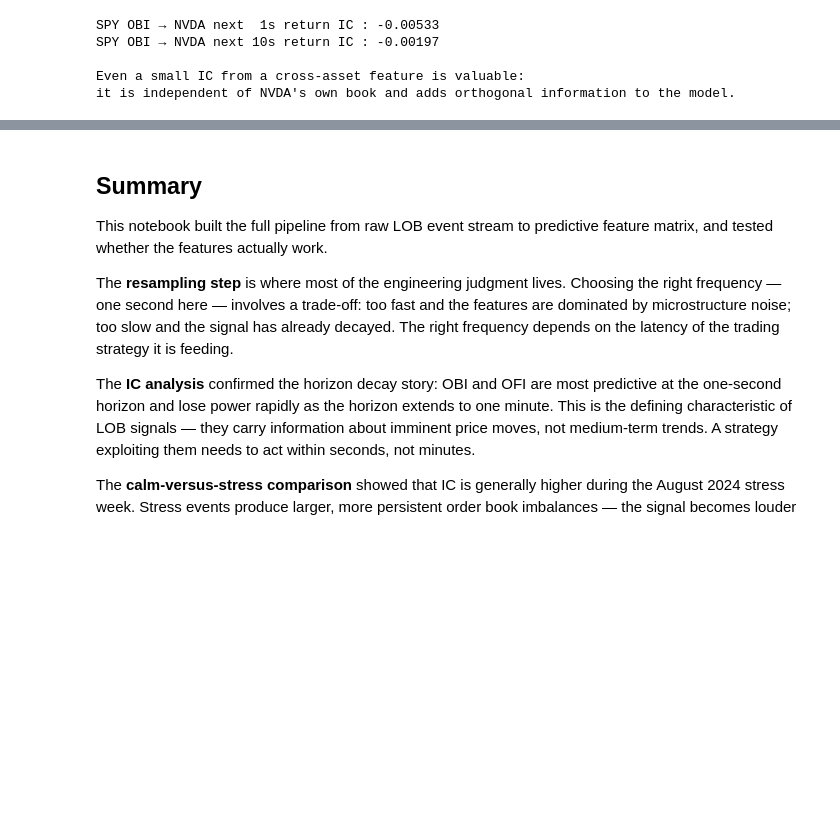
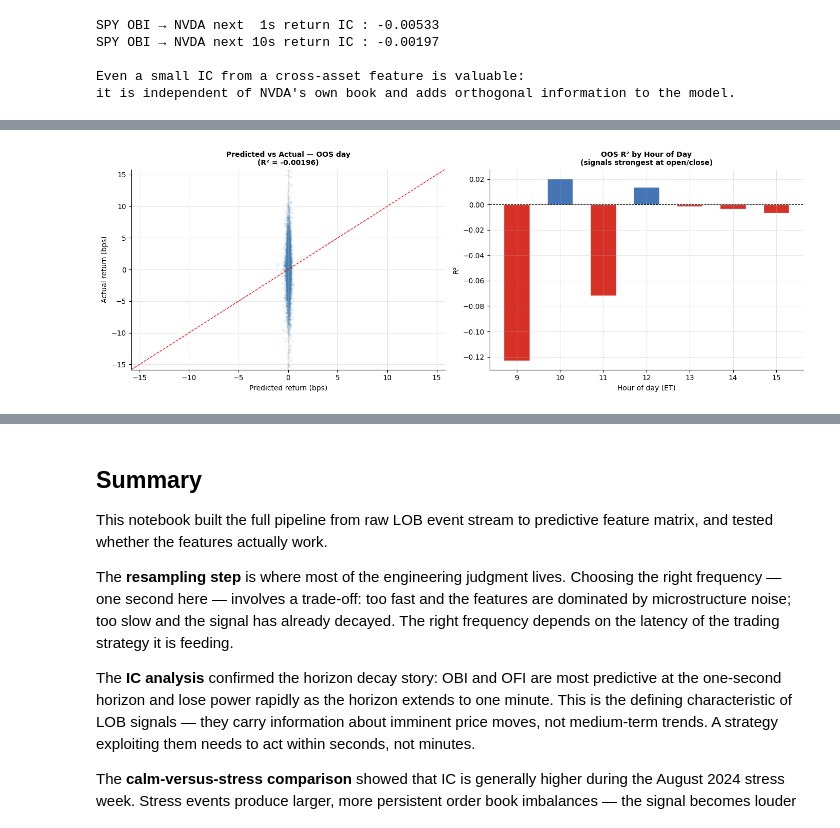
Before and after one commit to harrodyuan/DS4FE, a Jupyter notebook: DS4FE_Part4_LOB_Features.ipynb, the cells around one changed output, grey strips where cells are left out. Drawn from its saved outputs; the diff is of its cells as text; code cells hidden in the pictures; blank space fills up the shorter version.

```diff
--- a/DS4FE_Part4_LOB_Features.ipynb
+++ b/DS4FE_Part4_LOB_Features.ipynb
@@ -849,0 +980,42 @@ it is independent of NVDA's own book and adds orthogonal information to the mode
+# %%
+# ── Out-of-sample: predicted vs actual ───────────────────────────────────────
+fig, axes = plt.subplots(1, 2, figsize=(14, 5))
+
+# Left: scatter
+ax = axes[0]
+ax.scatter(y_pred_test * 1e4, y_test * 1e4,
+           alpha=0.05, s=4, color="steelblue", rasterized=True)
+lim = max(abs(y_test * 1e4).max(), abs(y_pred_test * 1e4).max()) * 0.5
+ax.set_xlim(-lim, lim); ax.set_ylim(-lim, lim)
+ax.plot([-lim, lim], [-lim, lim], "r--", lw=1)
+ax.set_xlabel("Predicted return (bps)", fontsize=10)
+ax.set_ylabel("Actual return (bps)", fontsize=10)
+ax.set_title(f"Predicted vs Actual — OOS day\n(R² = {r2_oos:.5f})",
+             fontsize=10, fontweight="bold")
+
+# Right: R² by hour of day
+ax2 = axes[1]
+test_copy = test.copy()
+test_copy["pred"] = y_pred_test
+test_copy["hour"] = test_copy.index.hour
+
+hourly_r2 = {}
+for h, grp in test_copy.groupby("hour"):
+    if len(grp) > 30:
+        hourly_r2[h] = r2_score(grp["ret_10s"], grp["pred"])
+
+hours = list(hourly_r2.keys())
+r2s   = list(hourly_r2.values())
+bar_colors = ["#d73027" if v < 0 else "#4575b4" for v in r2s]
+ax2.bar(hours, r2s, color=bar_colors, edgecolor="white", width=0.6)
+ax2.axhline(0, color="black", lw=0.8, ls="--")
+ax2.set_xlabel("Hour of day (ET)", fontsize=10)
+ax2.set_ylabel("R²", fontsize=10)
+ax2.set_title("OOS R² by Hour of Day\n(signals strongest at open/close)",
+             fontsize=10, fontweight="bold")
+ax2.set_xticks(hours)
+
+plt.tight_layout()
+plt.show()
+# %% [output]
+[figure, added]
```
Also changed, not shown: parts of 9 cells of this notebook.
